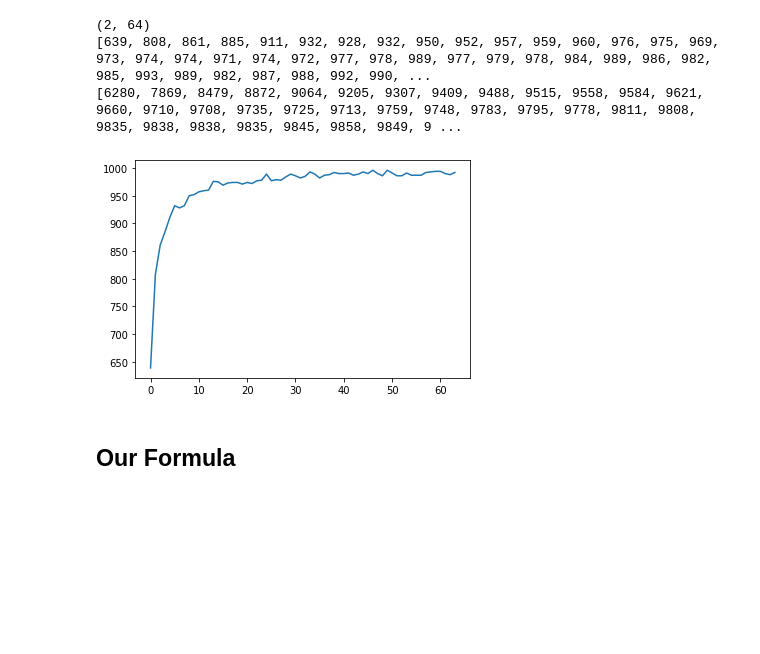
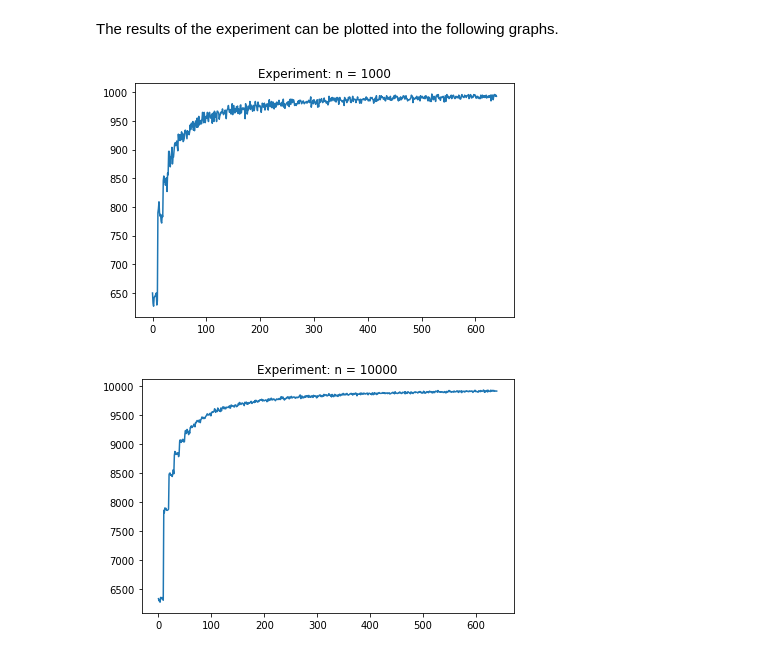
Before and after one commit to Stvdputten/AIDM, a Jupyter notebook: AIDM0.ipynb, the cells around one changed output. Cells and saved outputs as stored; diff of their text form; code cells hidden in the pictures; blank space fills up the shorter version.

```diff
--- a/AIDM0.ipynb
+++ b/AIDM0.ipynb
@@ -8,29 +9,32 @@ import math
+# %%
+def unique_values_experiment(n, N, z):
+    np.random.seed(n*N*z)
+    random_values = np.random.randint(0, N*n, n)
+    experiment = len(np.unique(random_values))
+    return experiment
 # %%
-r_all = []
+r_exp = []
 n = np.array([1000, 10000])
 N = np.array([x for x in range(1, 65)])
 for x in n:
     r_n = []
     for y in N:
-        #for z in range(10):
-        z=1
-        np.random.seed(y*z)
-        r = np.random.randint(0, y*x, x)
-        num_unique = len(np.unique(r))
-        r_n.append(num_unique)
-    r_all.append(r_n)
+        for z in range(10):
+            num_unique = unique_values_experiment(x, y, z)
+            r_n.append(num_unique)
+    r_exp.append(r_n)
-# %%
-print(np.array(r_all).shape)
-print(r_all[0])
-print(r_all[1])
-# %% [output]
-(2, 64)
-[639, 808, 861, 885, 911, 932, 928, 932, 950, 952, 957, 959, 960, 976, 975, 969, 973, 974, 974, 971, 974, 972, 977, 978, 989, 977, 979, 978, 984, 989, 986, 982, 985, 993, 989, 982, 987, 988, 992, 990, ...
-[6280, 7869, 8479, 8872, 9064, 9205, 9307, 9409, 9488, 9515, 9558, 9584, 9621, 9660, 9710, 9708, 9735, 9725, 9713, 9759, 9748, 9783, 9795, 9778, 9811, 9808, 9835, 9838, 9838, 9835, 9845, 9858, 9849, 9 ...
-# %%
-plt.plot(r_all[0])
-plt.show()
-# %% [output]
-[figure, removed]
-# %% [markdown]
-## **Our Formula**
+# %% [markdown]
+The results of the experiment can be plotted into the following graphs.
+# %%
+plt.title('Experiment: n = 1000')
+plt.plot(r_exp[0])
+plt.tight_layout()
+plt.show()
+
+plt.title('Experiment: n = 10000')
+plt.plot(r_exp[1])
+plt.tight_layout()
+plt.show()
+# %% [output]
+[figure, added]
+[figure, added]
```
Also changed, not shown: parts of 13 cells of this notebook.
